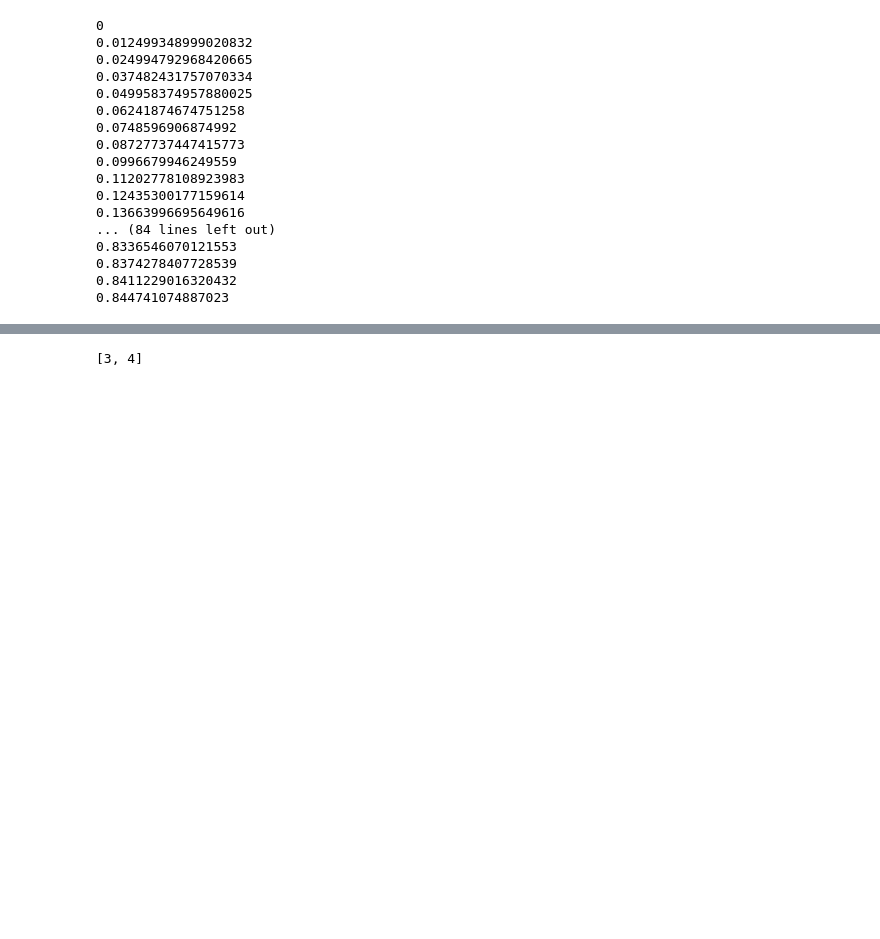
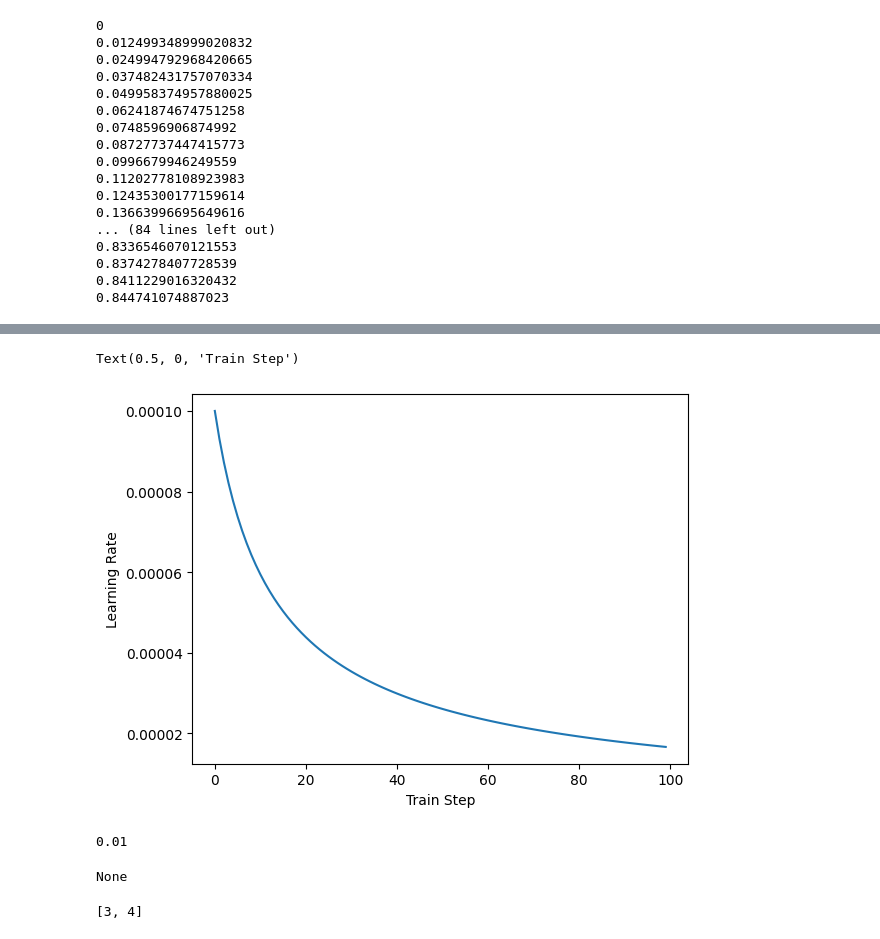
Before and after one commit to LPG-Uerj/FC-DANN_DA_For_CD_MultiTarget_TF2, a Jupyter notebook: tests.ipynb, the cells around one changed output, grey strips where cells are left out. Saved outputs shown, nothing was run; the diff lists cells and outputs as text; code cells hidden in the pictures; blank space fills up the shorter version.

Commit message:
Adjustments and bugfixes in training step, optimizer learning rate and charts creation

```diff
--- a/tests.ipynb
+++ b/tests.ipynb
@@ -299,3 +376,26 @@ for e in range(epochs):
+# %%
+from Models_FC114 import MyDecay
+import matplotlib.pyplot as plt
+
+learning_rate = MyDecay(100,0.01)
+
+plt.plot(learning_rate(tf.range(100, dtype=tf.float32)))
+plt.ylabel('Learning Rate')
+plt.xlabel('Train Step')
+# %% [output]
+Text(0.5, 0, 'Train Step')
+[figure, added]
+# %%
+i = 1
+f = 100
+print(i/f)
+# %% [output]
+0.01
+# %%
+import os
+print(os.getenv("HOME"))
+# %% [output]
+None
 # %%
 segmentation_history = {}
 discriminator_history = {}
```
Also changed, not shown: parts of 7 cells of this notebook, 16 other files.
